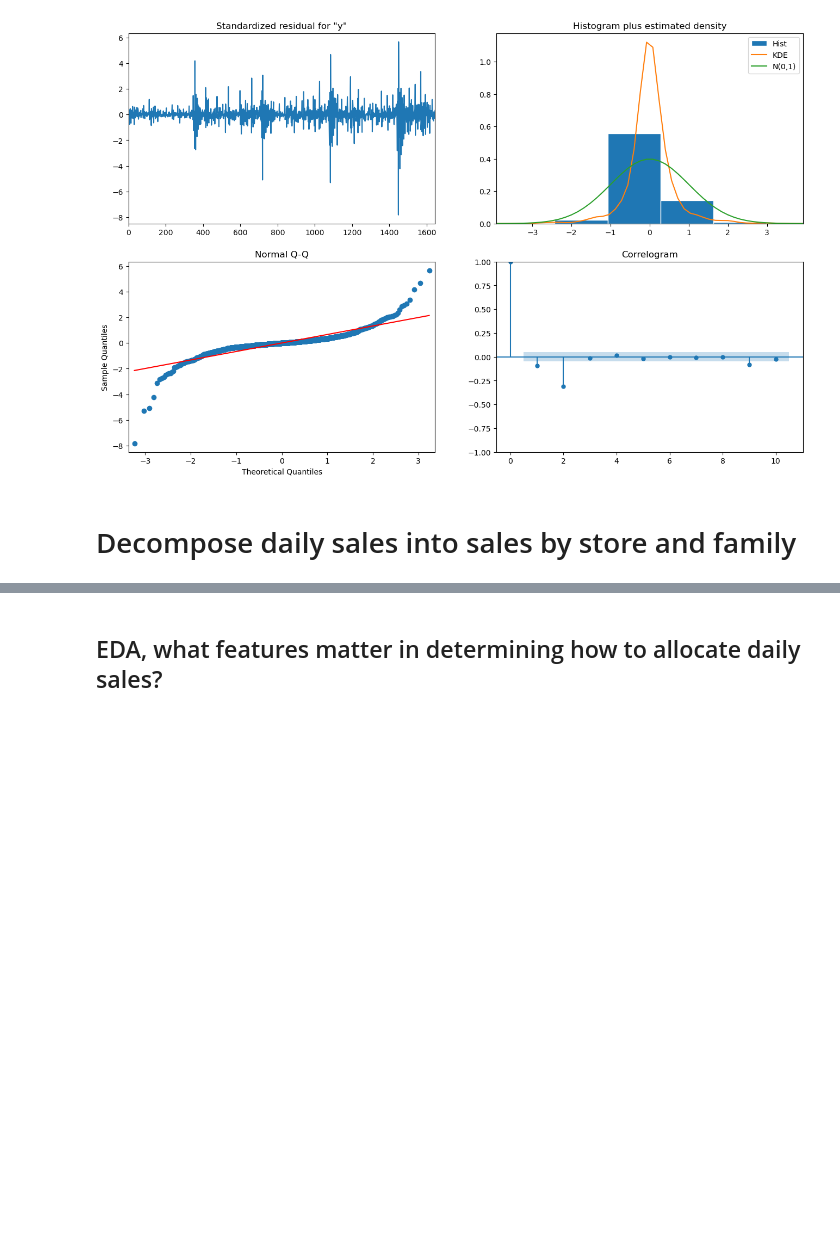
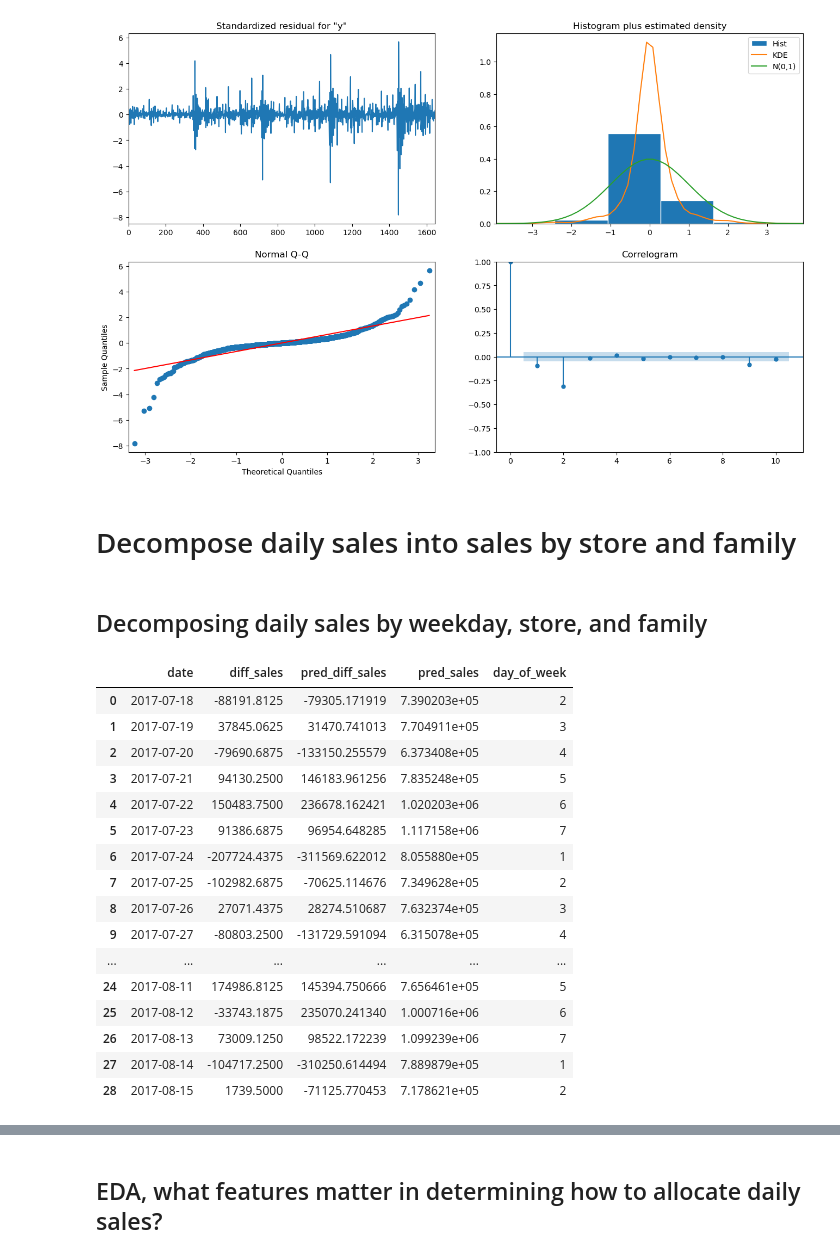
Before and after one commit to ds-ibex/kaggle-store-sales, a Jupyter notebook: notebooks/2.2-gr-arima.ipynb, the cells around one changed output, grey strips where cells are left out. Drawn from its saved outputs; the diff is of its cells as text; code cells hidden in the pictures; blank space fills up the shorter version.

```diff
--- a/notebooks/2.2-gr-arima.ipynb
+++ b/notebooks/2.2-gr-arima.ipynb
@@ -213,3 +215,39 @@ Warnings:
 [figure]
 # %% [markdown]
 # Decompose daily sales into sales by store and family
+# %% [markdown]
+## Decomposing daily sales by weekday, store, and family
+# %%
+# Turn differenced sales into actual sales
+
+# def get_actual_sales_from_diff(df: pd.DataFrame, start_value: float) -> pd.DataFrame:
+
+# Retrieve the last value of the original series
+last_original_value = train_daily_sales['sales'].iloc[-1]
+
+# Reverse the differencing and obtain actual predictions
+valid_result['pred_sales'] = (valid_result['pred_diff_sales'].cumsum() + last_original_value)
+
+# add day of week feature
+valid_result['day_of_week'] = create_day_of_week(valid_result.date)
+
+valid_result.to_pickle(RESULTS_PATH / 'arima_validation_results_20230613_from_function.pkl')
+valid_result
+# %% [output]
+|  | date | diff_sales | pred_diff_sales | pred_sales | day_of_week |
+| 0 | 2017-07-18 | -88191.8125 | -79305.171919 | 7.390203e+05 | 2 |
+| 1 | 2017-07-19 | 37845.0625 | 31470.741013 | 7.704911e+05 | 3 |
+| 2 | 2017-07-20 | -79690.6875 | -133150.255579 | 6.373408e+05 | 4 |
+| 3 | 2017-07-21 | 94130.2500 | 146183.961256 | 7.835248e+05 | 5 |
+| 4 | 2017-07-22 | 150483.7500 | 236678.162421 | 1.020203e+06 | 6 |
+| 5 | 2017-07-23 | 91386.6875 | 96954.648285 | 1.117158e+06 | 7 |
+| 6 | 2017-07-24 | -207724.4375 | -311569.622012 | 8.055880e+05 | 1 |
+| 7 | 2017-07-25 | -102982.6875 | -70625.114676 | 7.349628e+05 | 2 |
+| 8 | 2017-07-26 | 27071.4375 | 28274.510687 | 7.632374e+05 | 3 |
+| 9 | 2017-07-27 | -80803.2500 | -131729.591094 | 6.315078e+05 | 4 |
+| ... | ... | ... | ... | ... | ... |
+| 24 | 2017-08-11 | 174986.8125 | 145394.750666 | 7.656461e+05 | 5 |
+| 25 | 2017-08-12 | -33743.1875 | 235070.241340 | 1.000716e+06 | 6 |
+| 26 | 2017-08-13 | 73009.1250 | 98522.172239 | 1.099239e+06 | 7 |
+| 27 | 2017-08-14 | -104717.2500 | -310250.614494 | 7.889879e+05 | 1 |
+| 28 | 2017-08-15 | 1739.5000 | -71125.770453 | 7.178621e+05 | 2 |
```
Also changed, not shown: parts of 29 cells of this notebook, 5 other files.
